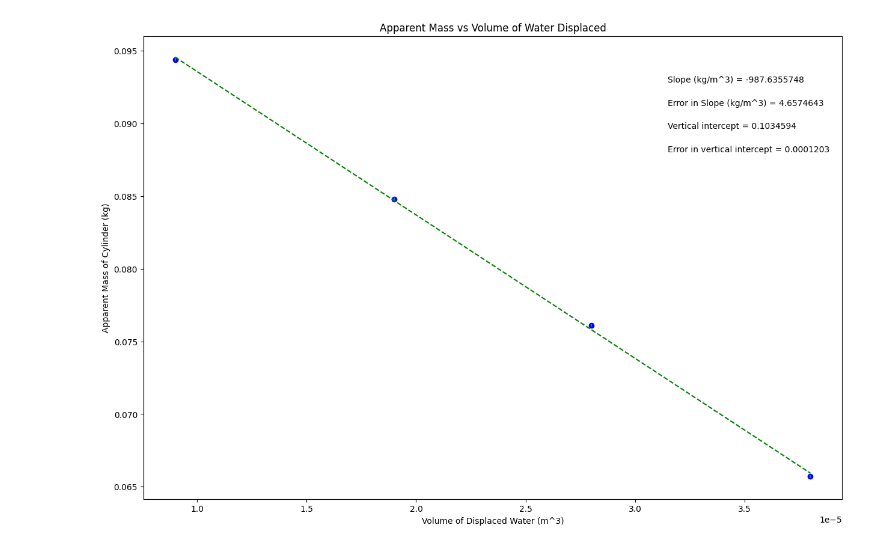
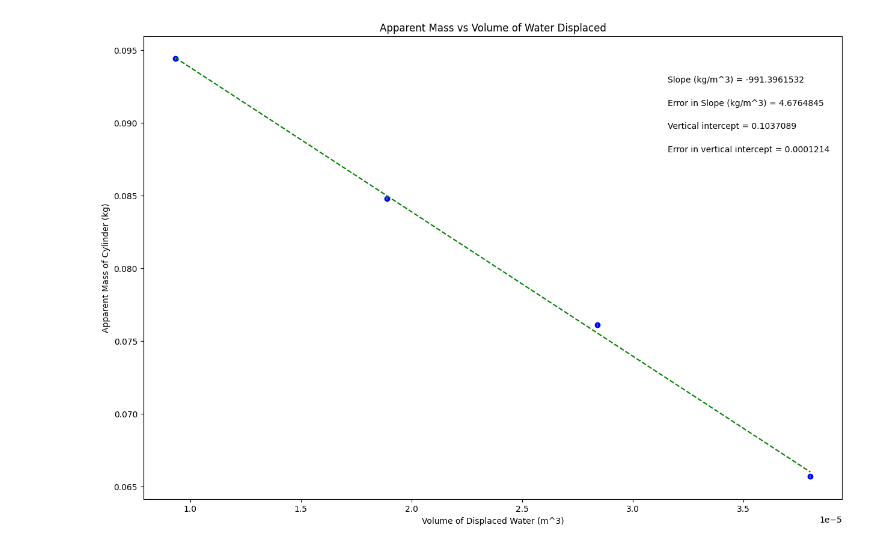
Before and after one commit to readerlu-cmyk/Physics-Lab, a Jupyter notebook: PHSX_Lab_8.ipynb, the cells around one changed output. Saved outputs shown, nothing was run; the diff lists cells and outputs as text; code cells hidden in the pictures.

```diff
--- a/PHSX_Lab_8.ipynb
+++ b/PHSX_Lab_8.ipynb
@@ -19,7 +19,7 @@ import matplotlib.pyplot as plt
 #variable names should start with a letter and must contain only letters, numbers, and underscores
 
 
-Volume_water_displaced = np.array([0.000009,0.000019,0.000028,0.000038])
+Volume_water_displaced = np.array([0.00000932,0.00001890,0.00002840,0.00003803])
 
 Apparent_mass = np.array([0.0944,0.0848,0.0761,0.0657])
 
@@ -92,31 +92,31 @@ elif annotation_placement==3 or annotation_placement==4:
 #Don't need to change anything in this section!
 
 #Plot data on graph. Plot error bars and place values for slope,
 #error in slope, and vertical intercept (plus error) on the plot using "annotate"
 
 plt.figure(figsize=(15,10))
 
 plt.plot(x, fit, color='green', linestyle='--')
 plt.scatter(x, y, color='blue', marker='o')
 
 plt.xlabel(x_label)
 plt.ylabel(y_label)
 plt.title(plot_title)
 
 plt.errorbar(x, y, yerr=dy, xerr=None, fmt="none") #don't need to plot x error bars
 
 plt.annotate('Slope ({}) = {value:.{digits}f}'.format(slope_units,value=m, digits=7),
              (xpos, ypos[0]), xycoords='axes fraction')
 
 plt.annotate('Error in Slope ({}) = {value:.{digits}f}'.format(slope_units,value=dm, digits=7),
              (xpos, ypos[1]), xycoords='axes fraction')
 
 plt.annotate('Vertical intercept = {value:.{digits}f}'.format(value=b, digits=7),
              (xpos, ypos[2]), xycoords='axes fraction')
 
 plt.annotate('Error in vertical intercept = {value:.{digits}f}'.format(value=db, digits=7),
              (xpos, ypos[3]), xycoords='axes fraction')
 
 plt.show()
 # %% [output]
-[figure, old version]
+[figure, new version]
```
